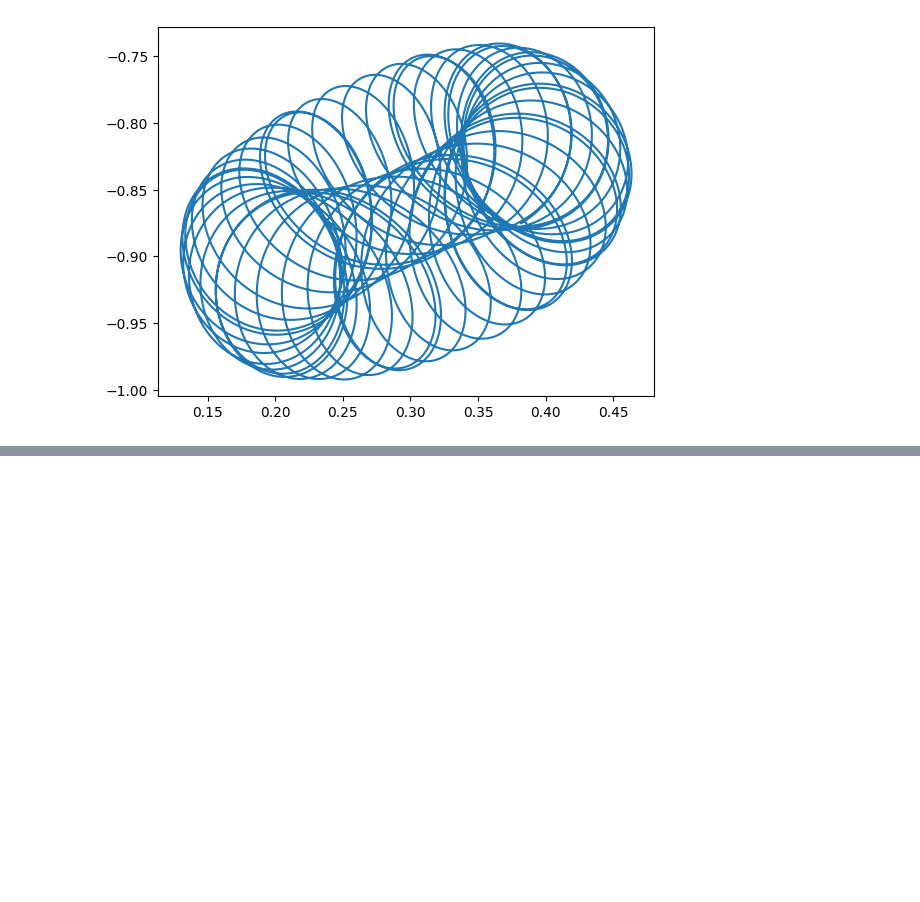
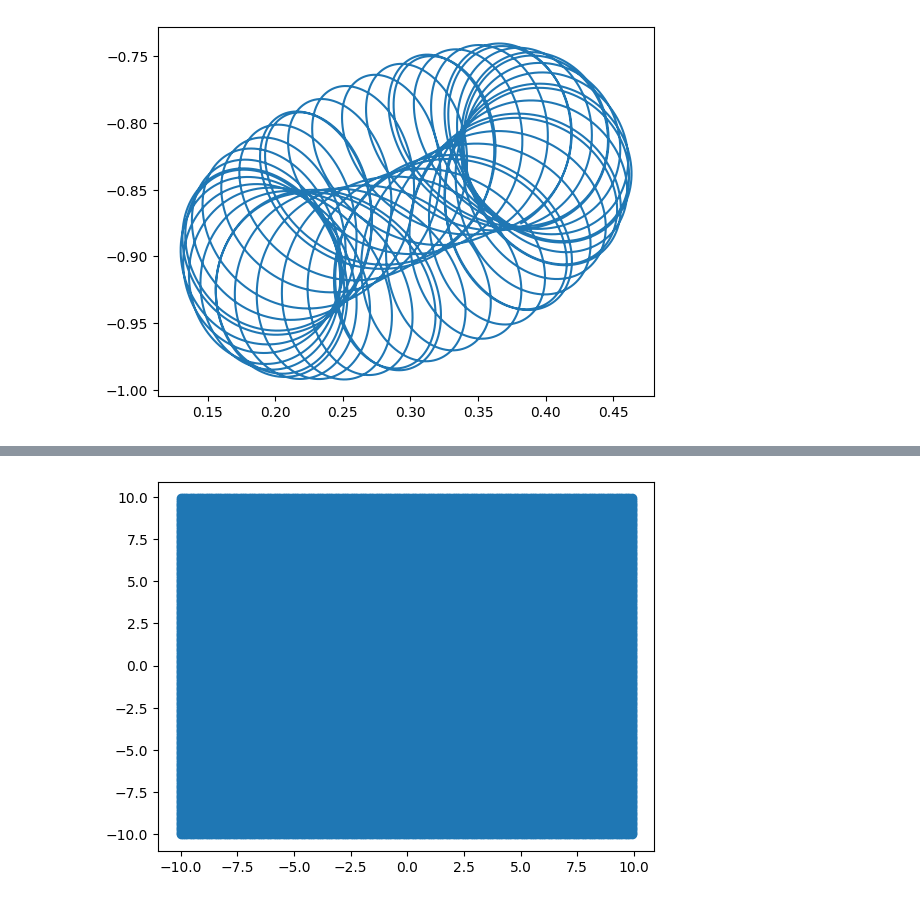
Before and after one commit to ZhizhchenkoA/Mechanic_Project, a Jupyter notebook: Z.ipynb, the cells around one changed output, grey strips where cells are left out. Drawn from its saved outputs; the diff is of its cells as text; code cells hidden in the pictures; blank space fills up the shorter version.

```diff
--- a/Z.ipynb
+++ b/Z.ipynb
@@ -121,6 +122,10 @@ def diff_h_py(x, y, px, py):
   """Производная в точке от H(x, y, px, py) по py"""
   delta = 0.0001
   return (h(x, y, px, py + delta) - h(x, y, px, py)) / delta
+
+def h_const(x, y, px=0, py=0):
+  """Подсчёт постоянной Якоби"""
+  return (x_dot(x, y, px, py) ** 2 + y_dot(x, y, px, py) ** 2) / 2 - f(x, y)
 # %%
 
 lim_x_min, lim_x_max = -1.5, 1.5
@@ -186,24 +259,25 @@ def move(x, y, px=0, py=0, t = 100000, scale_large=False):
 # %%
 
-L_x = [ans_x[6], ans_x[8], ans_x[0], ans_x[3], ans_x[2]]
-L_y = [ans_y[6], ans_y[8], ans_y[0], ans_y[3], ans_y[2]]
-delta = 0.1
+delta = 0.00001
 px_arr = np.arange(-1, 1, delta)
 py_arr = np.arange(-1, 1, delta)
 
 def ext_h(i):
-    epsilon = 0
+  epsilon = 0
 
-    x = L_x[i]
-    y = L_y[i]
+  x = L_x[i]
+  y = L_y[i]
+  delta = 0.1
+  px_arr = np.arange(-1, 1, delta)
+  py_arr = np.arange(-1, 1, delta)
 
-    for px in px_arr:
-        for py in py_arr:
-            if diff_h_px(x, y, px, py) * diff_h_px(x, y, px - delta, py) < epsilon and \
-                diff_h_py(x, y, px, py) * diff_h_py(x, y, px, py - delta) < epsilon:
+  for px in tqdm(px_arr):
+    for py in py_arr:
+      if diff_h_px(x, y, px, py) * diff_h_px(x, y, px - delta, py) < epsilon and \
+        diff_h_py(x, y, px, py) * diff_h_py(x, y, px, py - delta) < epsilon:
 
-               return (px, py)
+        return (px, py)
 for i in range(5):
-    print(ext_h(i))
+  print(ext_h(i))
 # %% [output]
 (-2.220446049250313e-16, 0.49999999999999956)
@@ -265,0 +360,14 @@ plt.show()
+# %%
+x = np.arange(-10, 10, 0.1)
+y = np.arange(-10, 10, 0.1)
+ans_x = []
+ans_y = []
+for i in x:
+  for j in y:
+    if f(i, j) + h_const(i, j) >= 0:
+      ans_x.append(i)
+      ans_y.append(j)
+plt.scatter(ans_x, ans_y)
+plt.show()
+# %% [output]
+[figure, added]
```
Also changed, not shown: parts of 13 cells of this notebook.
